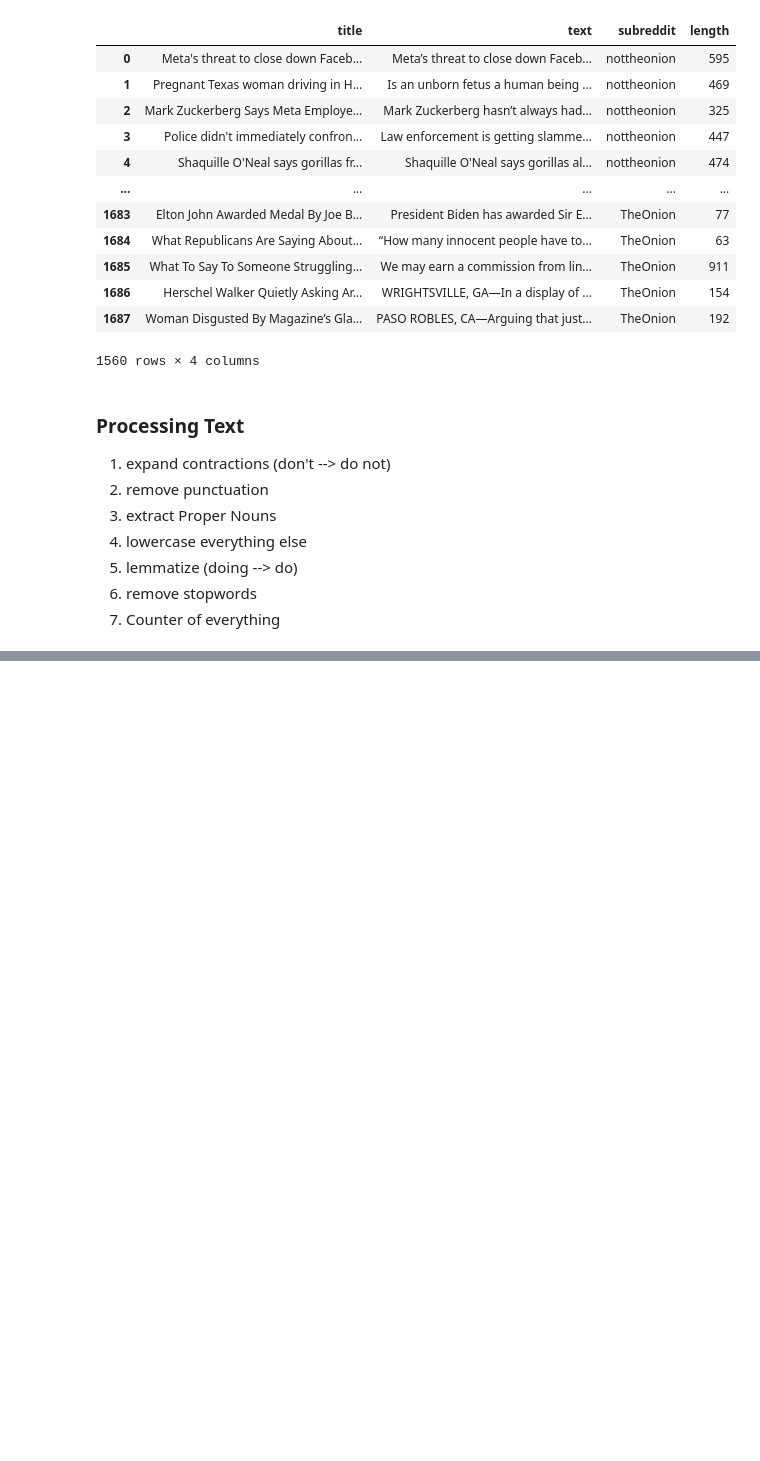
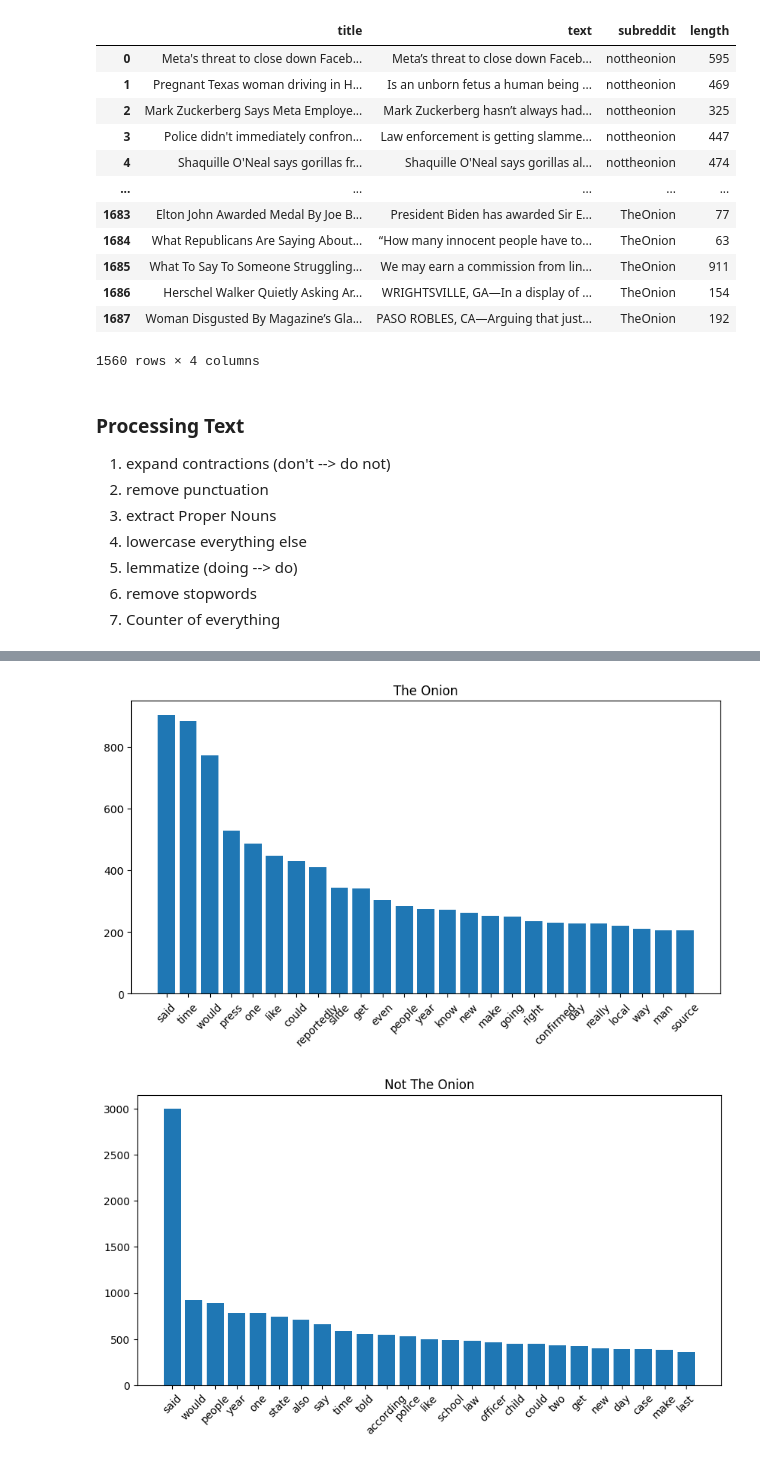
Before and after one commit to fzyang1227/onion-news, a Jupyter notebook: build_counter.ipynb, the cells around one changed output, grey strips where cells are left out. Drawn from its saved outputs; the diff is of its cells as text; code cells hidden in the pictures; blank space fills up the shorter version.

```diff
--- a/build_counter.ipynb
+++ b/build_counter.ipynb
@@ -109,0 +132,38 @@ clean_articles.to_csv('clean_articles.csv', index=False)
+# %%
+# create visualization of popular words of onion and nottheonion (bar chart)
+# word_counts is a Counter object
+import matplotlib.pyplot as plt
+
+def plot_words(word_counts, title, num_words=25):
+    ''' plot the most common words in a Counter object
+    args.
+        word_counts: Counter object
+        title: string
+    returns.
+        None
+    '''
+    # get the most common words
+    words = word_counts.most_common(num_words)
+    words = [word[0] for word in words]
+    counts = [word_counts[word] for word in words]
+
+    # plot the words
+    plt.figure(figsize=(10, 5))
+    plt.bar(words, counts)
+    plt.title(title)
+    plt.xticks(rotation=45)
+    plt.show()
+# %%
+# onion
+onion = clean_articles.loc[clean_articles['subreddit'] == 'TheOnion']
+onion_word_counts = onion['word_counts'].sum()
+plot_words(onion_word_counts, 'The Onion')
+
+# nottheonion
+
+nottheonion = clean_articles.loc[clean_articles['subreddit'] == 'nottheonion']
+nottheonion_word_counts = nottheonion['word_counts'].sum()
+plot_words(nottheonion_word_counts, 'Not The Onion')
+# %% [output]
+[figure, added]
+[figure, added]
```
Also changed, not shown: parts of 6 cells of this notebook.
